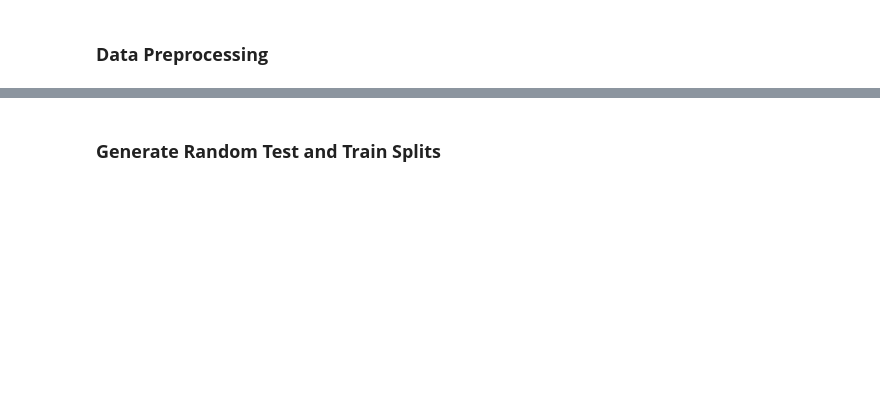
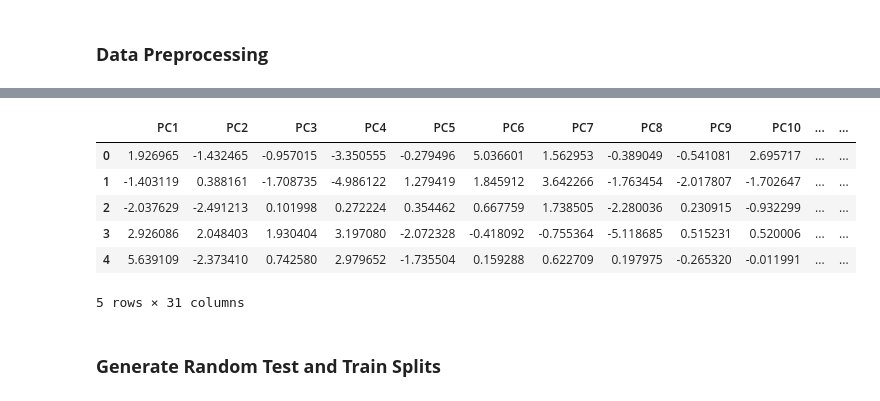
Before and after one commit to AnirudhBagalkotker/Communities_and_Crime_ML_Model, a Jupyter notebook: Team13_Assignment2.ipynb, the cells around one changed output, grey strips where cells are left out. Drawn from its saved outputs; the diff is of its cells as text; code cells hidden in the pictures; blank space fills up the shorter version.

```diff
--- a/Team13_Assignment2.ipynb
+++ b/Team13_Assignment2.ipynb
@@ -89,3 +246,20 @@ df.head()
+# %%
+# Project the original data onto the selected number of components
+selected_eigenvectors = eigenvectors[:, :num_components]
+pca_result = np.dot(standardized_features, selected_eigenvectors)
+
+# Create a DataFrame with the principal components and the target variable
+df_pca = pd.DataFrame(pca_result, columns=[f'PC{i + 1}' for i in range(num_components)])
+df_pca['ViolentCrimesPerPop'] = target_variable
+df_pca.head()
+# %% [output]
+|  | PC1 | PC2 | PC3 | PC4 | PC5 | PC6 | PC7 | PC8 | PC9 | PC10 | ... | ... |
+| 0 | 1.926965 | -1.432465 | -0.957015 | -3.350555 | -0.279496 | 5.036601 | 1.562953 | -0.389049 | -0.541081 | 2.695717 | ... | ... |
+| 1 | -1.403119 | 0.388161 | -1.708735 | -4.986122 | 1.279419 | 1.845912 | 3.642266 | -1.763454 | -2.017807 | -1.702647 | ... | ... |
+| 2 | -2.037629 | -2.491213 | 0.101998 | 0.272224 | 0.354462 | 0.667759 | 1.738505 | -2.280036 | 0.230915 | -0.932299 | ... | ... |
+| 3 | 2.926086 | 2.048403 | 1.930404 | 3.197080 | -2.072328 | -0.418092 | -0.755364 | -5.118685 | 0.515231 | 0.520006 | ... | ... |
+| 4 | 5.639109 | -2.373410 | 0.742580 | 2.979652 | -1.735504 | 0.159288 | 0.622709 | 0.197975 | -0.265320 | -0.011991 | ... | ... |
+5 rows × 31 columns
 # %% [markdown]
 ### **Generate Random Test and Train Splits**
 # %%
```
Also changed, not shown: parts of 19 cells of this notebook, 1 other file.
